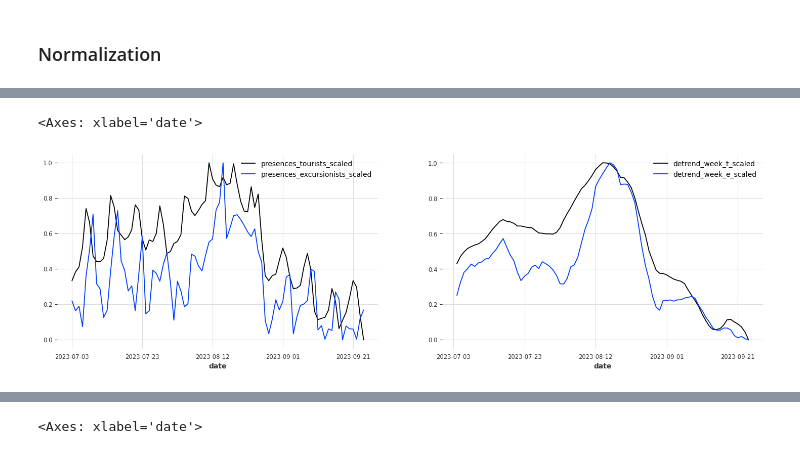
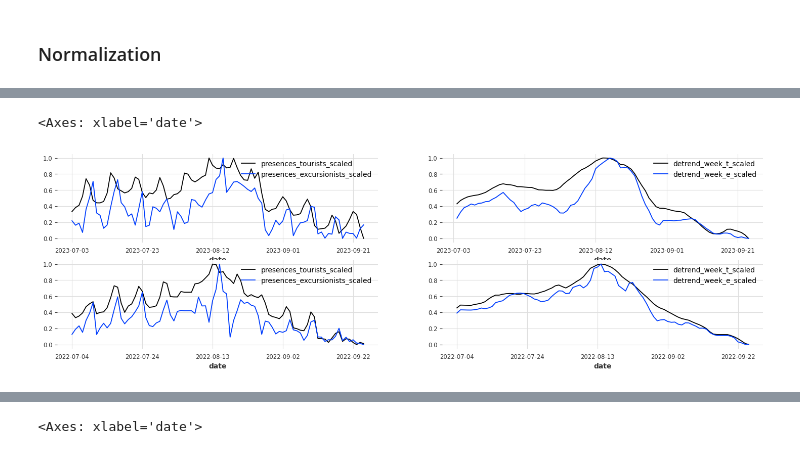
Before and after one commit to tn-aixpa/datiturismo, a Jupyter notebook: digital twin/confounding.ipynb, the cells around one changed output, grey strips where cells are left out. Cells and saved outputs as stored; diff of their text form; code cells hidden in the pictures.

Commit message:
feat(confounding)detrending monthy seasonality and cluster week attendences

```diff
--- a/digital twin/confounding.ipynb
+++ b/digital twin/confounding.ipynb
@@ -112,7 +101,7 @@ tourist_attendences_df['weekday'] = pd.to_datetime(tourist_attendences_df.date).
 tourist_attendences_df["is_weekend"] = tourist_attendences_df["weekday"].apply(lambda el: 1 if el==6 or el==5 else 0)
 tourist_attendences_df['month'] = pd.to_datetime(tourist_attendences_df.date).dt.month
 tourist_attendences_df['year'] = pd.to_datetime(tourist_attendences_df.date).dt.year
-tourist_attendences_df['week'] = pd.to_datetime(tourist_attendences_df.date).dt.week
+tourist_attendences_df['week'] = pd.to_datetime(tourist_attendences_df.date).dt.isocalendar().week
 # excursionists
 excursionist_attendences_df = attendences_df[attendences_df['userProfile'] == "VISITOR"][['date','value']].groupby('date').sum().reset_index()
 excursionist_attendences_df.rename(columns={"value": "presences_excursionists"}, inplace=True)
@@ -120,7 +109,7 @@ excursionist_attendences_df['weekday'] = pd.to_datetime(excursionist_attendences
 excursionist_attendences_df["is_weekend"] = excursionist_attendences_df["weekday"].apply(lambda el: 1 if el==6 or el==5 else 0)
 excursionist_attendences_df['month'] = pd.to_datetime(excursionist_attendences_df.date).dt.month
 excursionist_attendences_df['year'] = pd.to_datetime(excursionist_attendences_df.date).dt.year
-excursionist_attendences_df['week'] = pd.to_datetime(excursionist_attendences_df.date).dt.week
+excursionist_attendences_df['week'] = pd.to_datetime(excursionist_attendences_df.date).dt.isocalendar().week
 
 ############################################# Weather in Molveno
 meteo_df = meteotrentino_bollettino_df[
@@ -167,7 +166,7 @@ Name: probprec06-12, dtype: int64
 resulting_T_E = pd.concat([excursionist_attendences_meteo_df, tourist_attendences_meteo_df[["presences_tourists"]]], axis=1)
 resulting_T_E["all"] = resulting_T_E["presences_tourists"].add(resulting_T_E["presences_excursionists"])
 resulting_T_E = resulting_T_E[~resulting_T_E["presences_tourists"].isna()]
-resulting_T_E[["presences_excursionists", "weekday", "month", "year", "tmax", "all"]] = resulting_T_E[["presences_excursionists", "weekday", "month", "year", "tmax", "all"]].astype("int")
+resulting_T_E[["presences_excursionists", "presences_tourists", "weekday", "month", "year", "tmax", "all"]] = resulting_T_E[["presences_excursionists", "presences_tourists", "weekday", "month", "year", "tmax", "all"]].astype("int")
 resulting_T_E
 # %% [output]
 |  | date | presences_excursionists | weekday | is_weekend | month | year | week | tmax | tmin | ... |
@@ -1324,0 +1325,9 @@ summer_trend_2023_df['presences_excursionists'].plot(ax=ax)
+# %%
+def detrend_month_ts(timeseries):
+    timeseries["detrend_month_t"] = timeseries['detrend_week_t'].rolling(window=30, center=True).mean()
+    timeseries["detrend_month_e"] = timeseries['detrend_week_e'].rolling(window=30, center=True).mean()
+    return timeseries
+summer_trend_2023_df = detrend_month_ts(summer_trend_2023_df)
+summer_trend_2022_df = detrend_month_ts(summer_trend_2022_df)
+ax = summer_trend_2023_df.plot(x="date", y="detrend_month_e")
+summer_trend_2023_df.plot(ax=ax, x="date", y="detrend_week_e", figsize=(18, 8))
@@ -1346,13 +1374,17 @@ def scale_timeframe(transformed_weeks):
     transformed_weeks["presences_excursionists_scaled"] = scaler.fit_transform(transformed_weeks[["presences_excursionists"]])
     transformed_weeks["detrend_week_t_scaled"] = scaler.fit_transform(transformed_weeks[["detrend_week_t"]])
     transformed_weeks["detrend_week_e_scaled"] = scaler.fit_transform(transformed_weeks[["detrend_week_e"]])
+    transformed_weeks["detrend_month_t_scaled"] = scaler.fit_transform(transformed_weeks[["detrend_month_t"]])
+    transformed_weeks["detrend_month_e_scaled"] = scaler.fit_transform(transformed_weeks[["detrend_month_e"]])
     return transformed_weeks
-transformed_weeks = scale_timeframe(transformed_weeks)
+transformed_weeks_2023 = scale_timeframe(transformed_weeks)
 transformed_weeks_2022 = scale_timeframe(transformed_weeks_2022)
 # %%
-figs, axs = plt.subplots(nrows=1, ncols=2, figsize=(18, 5))
-transformed_weeks.plot(x="date", y=["presences_tourists_scaled", "presences_excursionists_scaled"], ax=axs[0])
-transformed_weeks.plot(x="date", y=["detrend_week_t_scaled", "detrend_week_e_scaled"], ax=axs[1])
+figs, axs = plt.subplots(nrows=2, ncols=2, figsize=(18, 5))
+transformed_weeks_2023.plot(x="date", y=["presences_tourists_scaled", "presences_excursionists_scaled"], ax=axs[0, 0])
+transformed_weeks_2023.plot(x="date", y=["detrend_week_t_scaled", "detrend_week_e_scaled"], ax=axs[0, 1])
+transformed_weeks_2022.plot(x="date", y=["presences_tourists_scaled", "presences_excursionists_scaled"], ax=axs[1, 0])
+transformed_weeks_2022.plot(x="date", y=["detrend_week_t_scaled", "detrend_week_e_scaled"], ax=axs[1, 1])
 # %% [output]
 <Axes: xlabel='date'>
-[figure, old version]
+[figure, new version]
```
Also changed, not shown: parts of 54 cells of this notebook.
